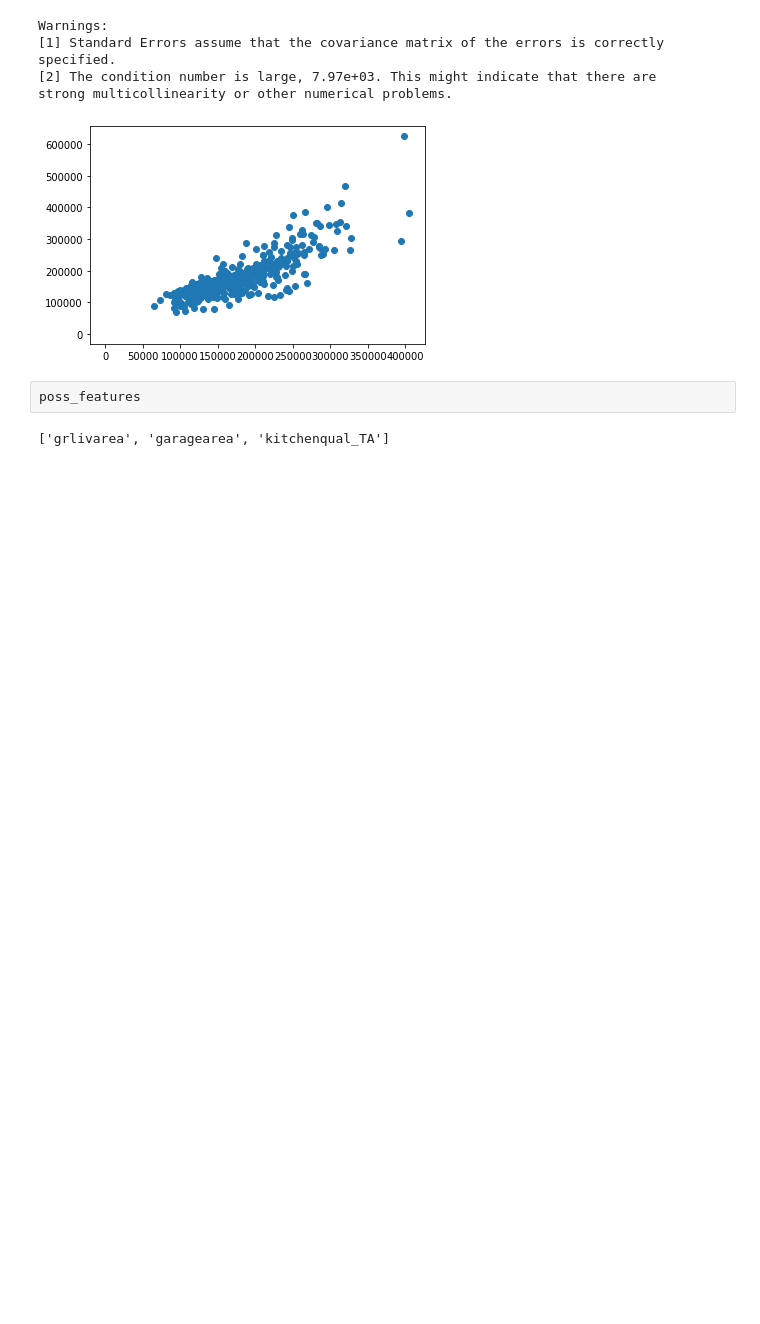
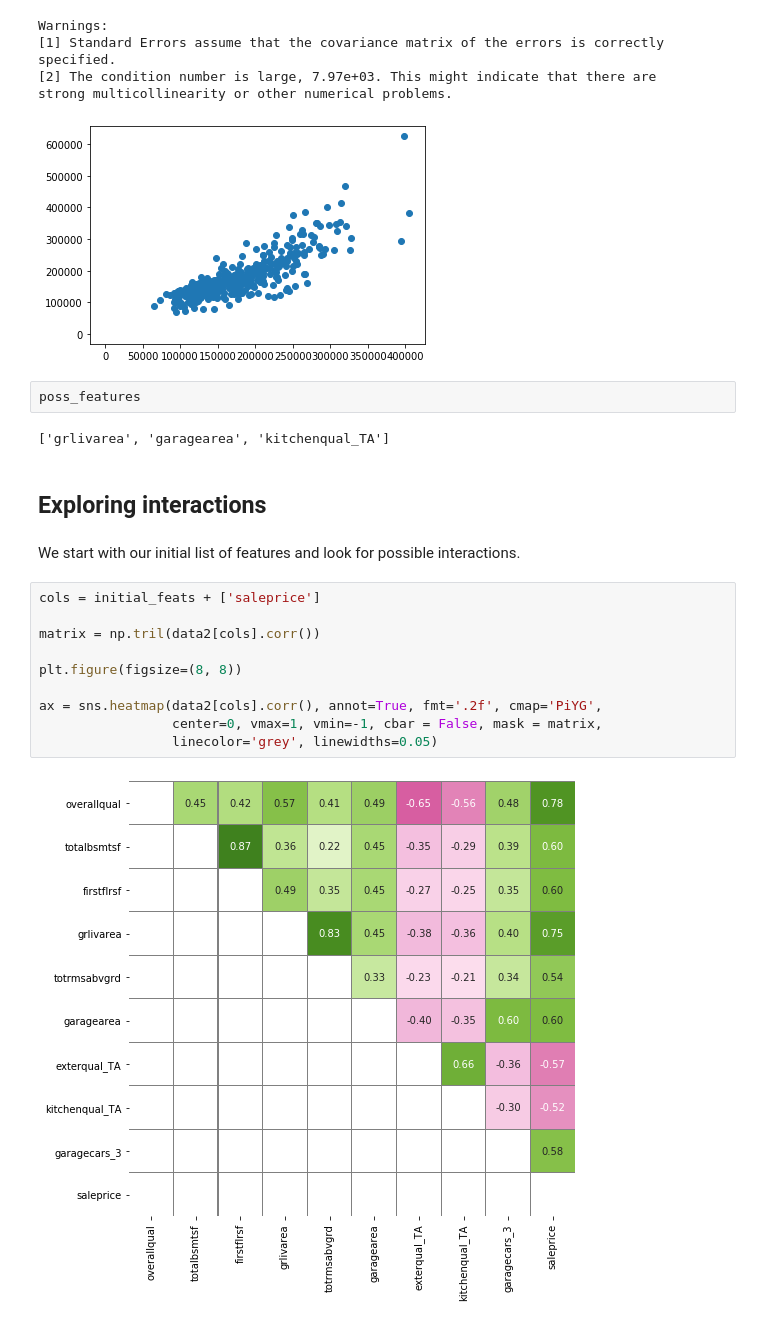
Before and after one commit to chanvarma/chanvarma-thinkful, a Jupyter notebook: others/22.2-simple-linear-regression.ipynb, the cells around one changed output. Drawn from its saved outputs; the diff is of its cells as text; blank space fills up the shorter version.

```diff
--- a/others/22.2-simple-linear-regression.ipynb
+++ b/others/22.2-simple-linear-regression.ipynb
@@ -482,3 +482,19 @@ strong multicollinearity or other numerical problems.
 poss_features
 # %% [output]
 ['grlivarea', 'garagearea', 'kitchenqual_TA']
+# %% [markdown]
+## Exploring interactions
+# %% [markdown]
+We start with our initial list of features and look for possible interactions.
+# %%
+cols = initial_feats + ['saleprice']
+
+matrix = np.tril(data2[cols].corr())
+
+plt.figure(figsize=(8, 8))
+
+ax = sns.heatmap(data2[cols].corr(), annot=True, fmt='.2f', cmap='PiYG',
+                 center=0, vmax=1, vmin=-1, cbar = False, mask = matrix,
+                 linecolor='grey', linewidths=0.05)
+# %% [output]
+[figure, added]
```
Also changed, not shown: parts of 10 cells of this notebook.
